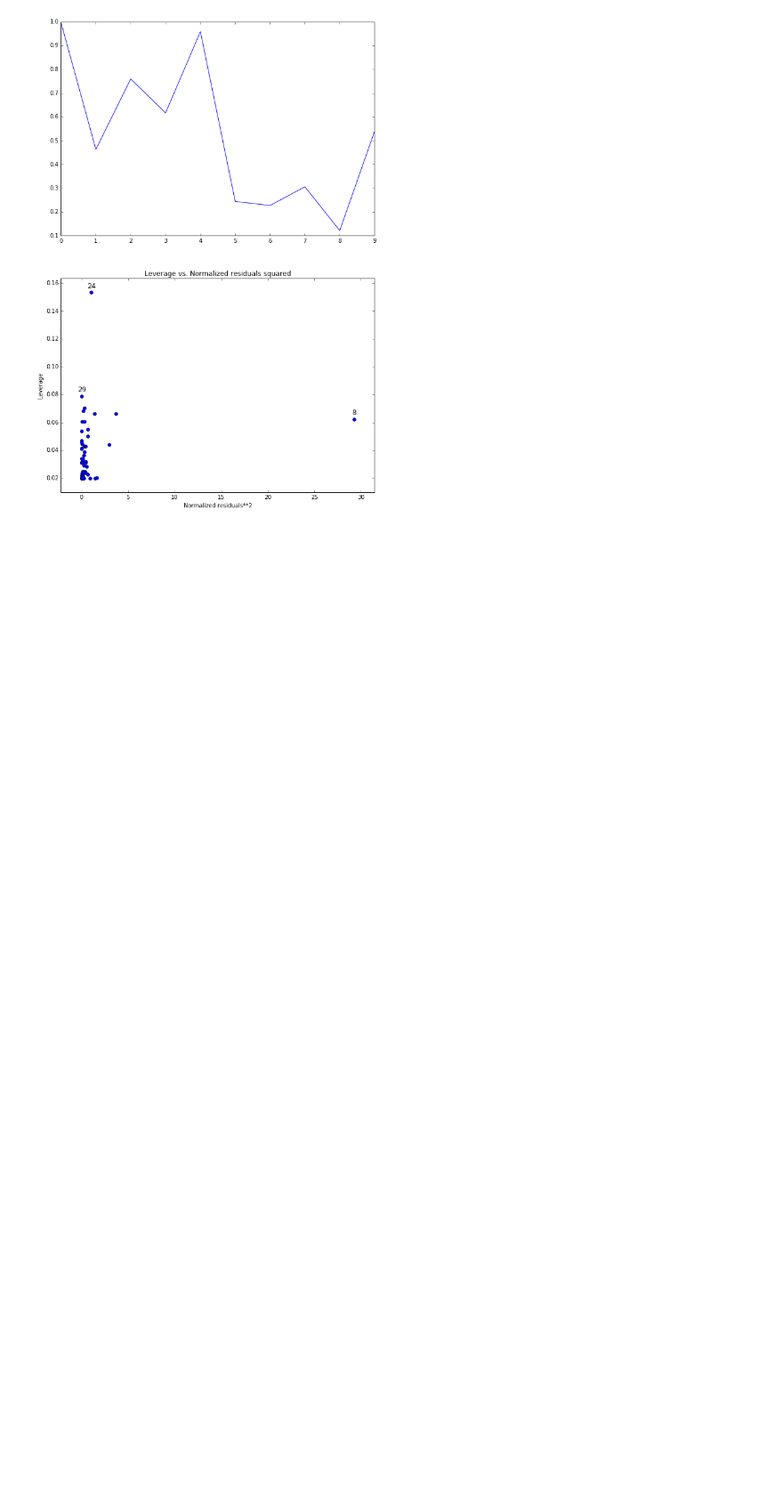
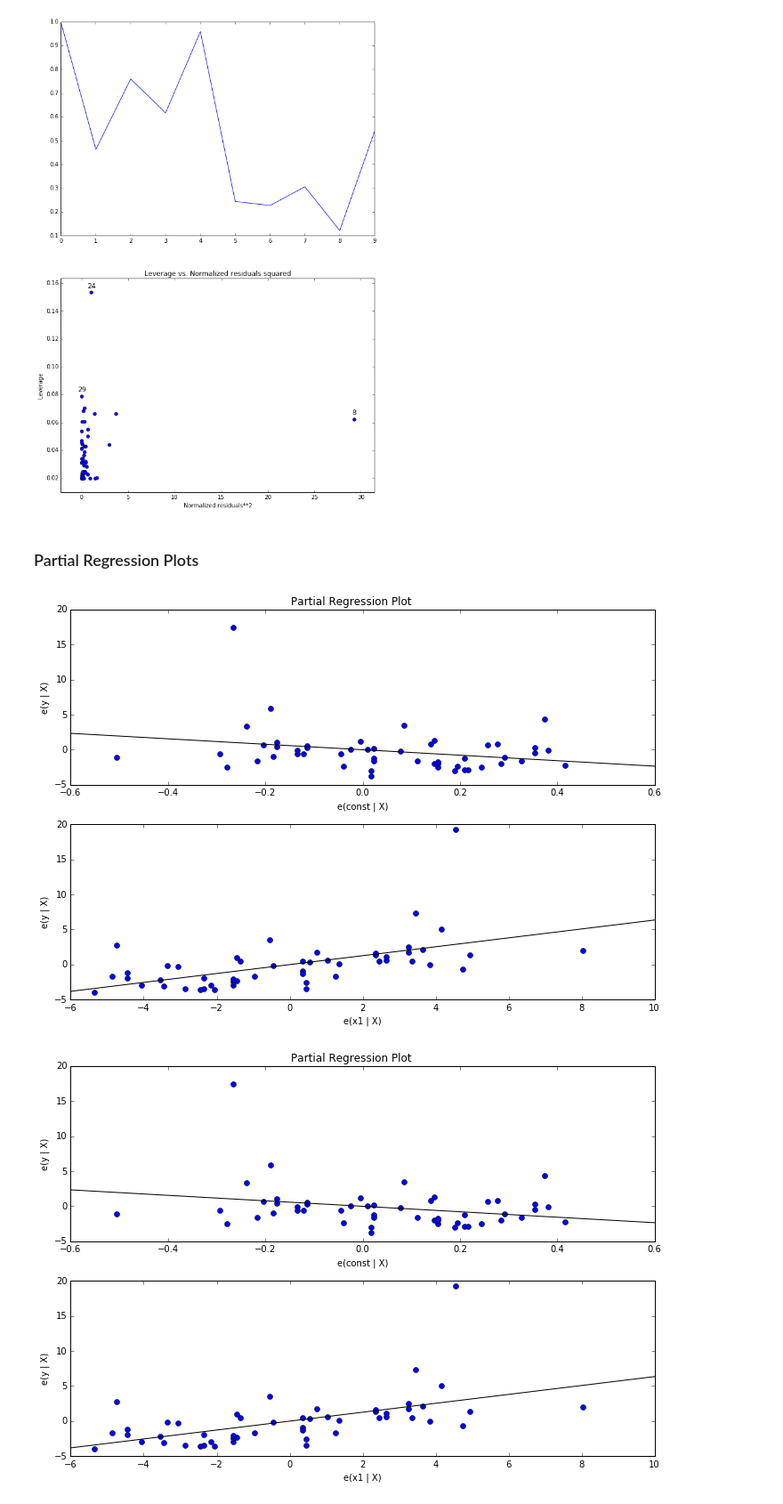
Before and after one commit to post2web/statistics, a Jupyter notebook: plotting.ipynb, the cells around one changed output. Shown at 89% size. Cells and saved outputs as stored; diff of their text form; code cells hidden in the pictures; blank space fills up the shorter version.

```diff
--- a/plotting.ipynb
+++ b/plotting.ipynb
@@ -150,3 +151,10 @@ ax[0].plot(x1)
 sm.graphics.plot_leverage_resid2(reg, ax=ax[1]);
 # %% [output]
 [figure]
+# %% [markdown]
+### Partial Regression Plots
+# %%
+sm.graphics.plot_partregress_grid(reg)
+# %% [output]
+[figure, added]
+[figure, added]
```
Also changed, not shown: parts of 9 cells of this notebook, 4 other files.
